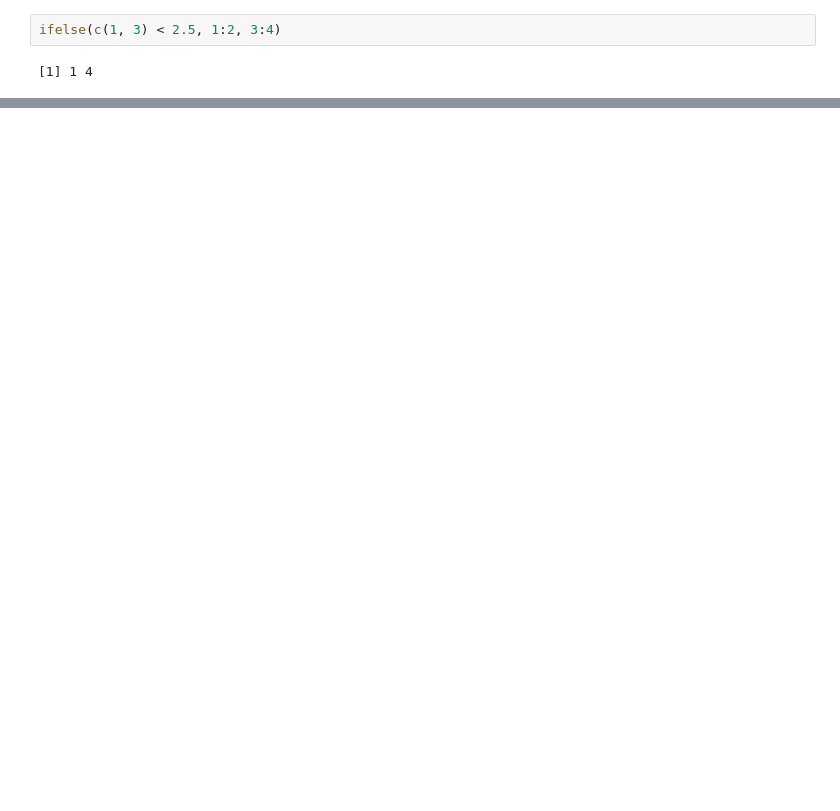
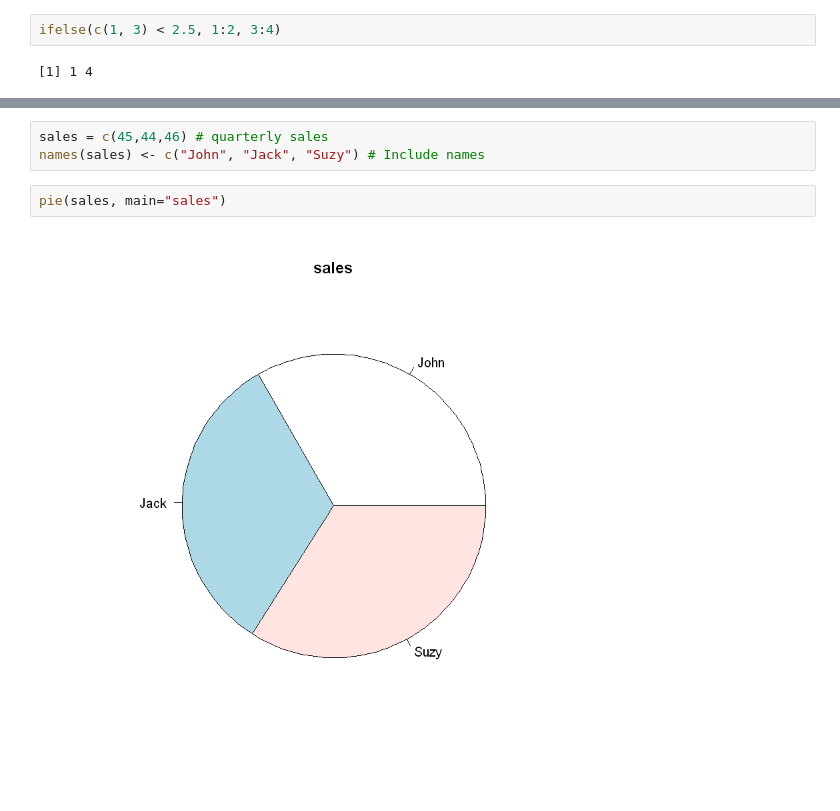
Before and after one commit to sumendar/SimpleR, a Jupyter notebook: Verzani-SimpleR.ipynb, the cells around one changed output, grey strips where cells are left out. Saved outputs shown, nothing was run; the diff lists cells and outputs as text; blank space fills up the shorter version.

```diff
--- a/Verzani-SimpleR.ipynb
+++ b/Verzani-SimpleR.ipynb
@@ -1023,0 +1081,7 @@ ifelse(c(1, 3) < 2.5, 1:2, 3:4)
+# %%
+sales = c(45,44,46) # quarterly sales
+names(sales) <- c("John", "Jack", "Suzy") # Include names
+# %%
+pie(sales, main="sales")
+# %% [output]
+[figure, added]
```
Also changed, not shown: parts of 70 cells of this notebook, 6 other files.
